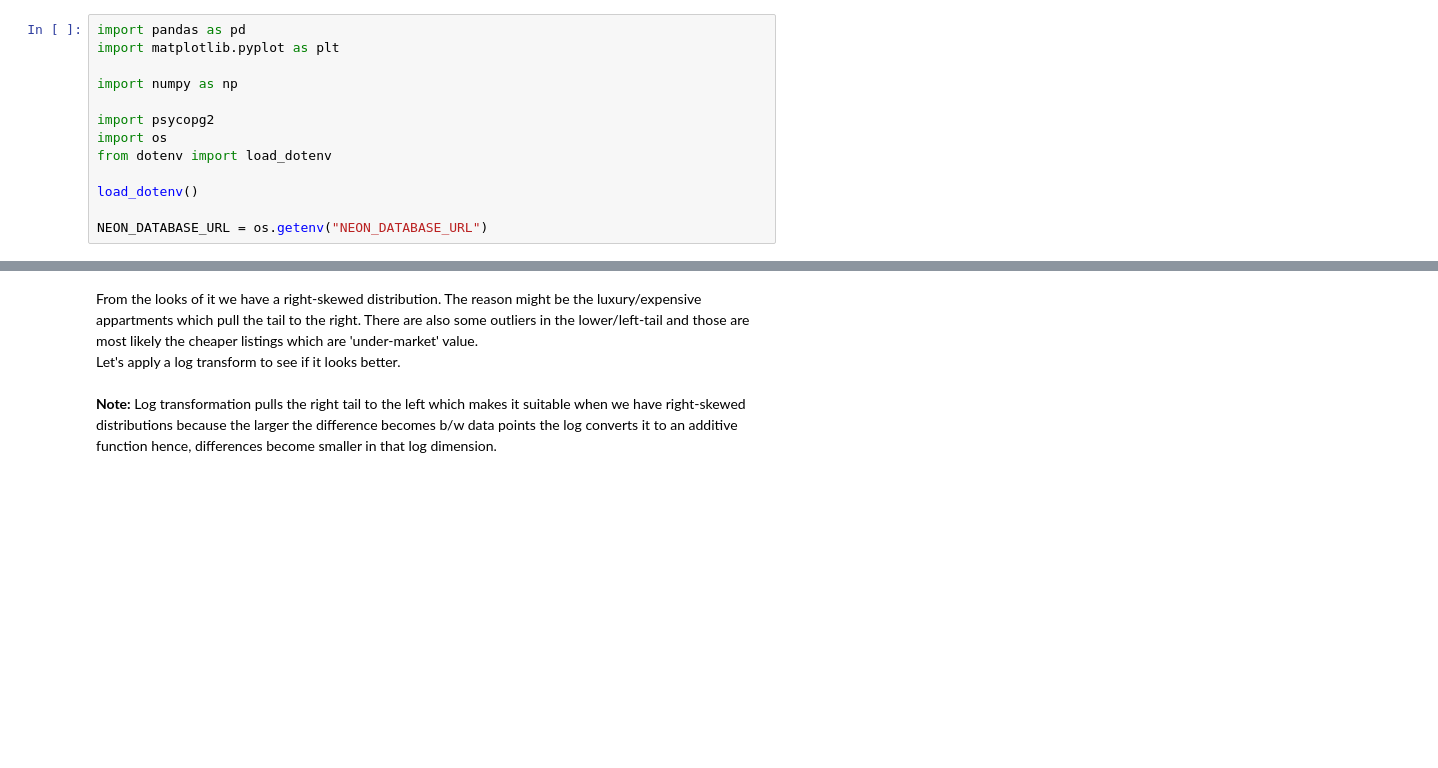
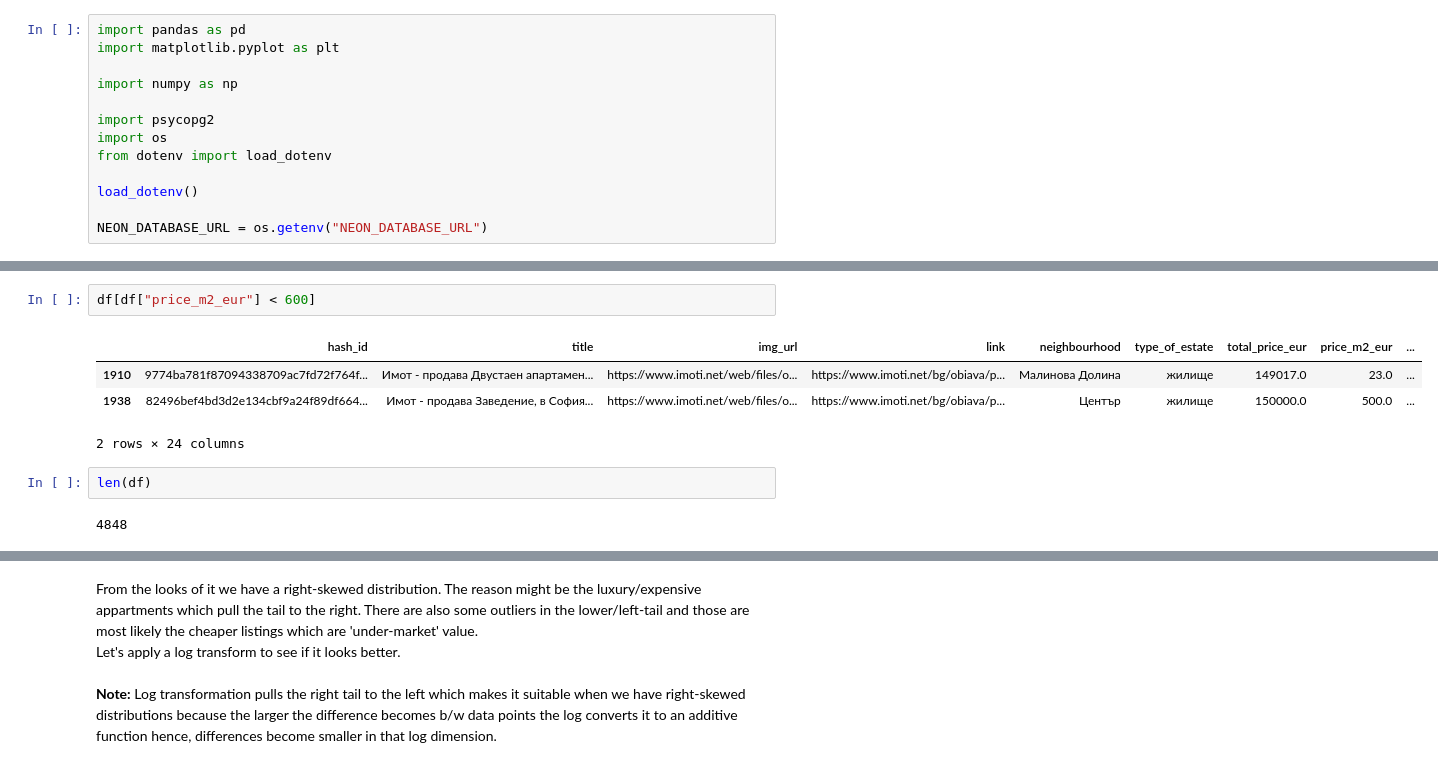
Before and after one commit to ssstoev/price-prediction-tool, a Jupyter notebook: backend/notebooks/01_EDA_ads_appartments.ipynb, the cells around one changed output, grey strips where cells are left out. Cells and saved outputs as stored; diff of their text form; blank space fills up the shorter version.

```diff
--- a/backend/notebooks/01_EDA_ads_appartments.ipynb
+++ b/backend/notebooks/01_EDA_ads_appartments.ipynb
@@ -54,3 +69,14 @@ memory usage: 805.0+ KB
+# %%
+df[df["price_m2_eur"] < 600]
+# %% [output]
+|  | hash_id | title | img_url | link | neighbourhood | type_of_estate | total_price_eur | price_m2_eur | ... |
+| 1910 | 9774ba781f87094338709ac7fd72f764f... | Имот - продава Двустаен апартамен... | https://www.imoti.net/web/files/o... | https://www.imoti.net/bg/obiava/p... | Малинова Долина | жилище | 149017.0 | 23.0 | ... |
+| 1938 | 82496bef4bd3d2e134cbf9a24f89df664... | Имот - продава Заведение, в София... | https://www.imoti.net/web/files/o... | https://www.imoti.net/bg/obiava/p... | Център | жилище | 150000.0 | 500.0 | ... |
+2 rows × 24 columns
+# %%
+len(df)
+# %% [output]
+4848
 # %%
 numeric_cols = ['total_price_eur', 'price_m2_eur', 'price_m2_bgn', 'size_m2']
 df[numeric_cols] = df[numeric_cols].apply(pd.to_numeric, errors='coerce')
```
Also changed, not shown: parts of 16 cells of this notebook, 21 other files.
